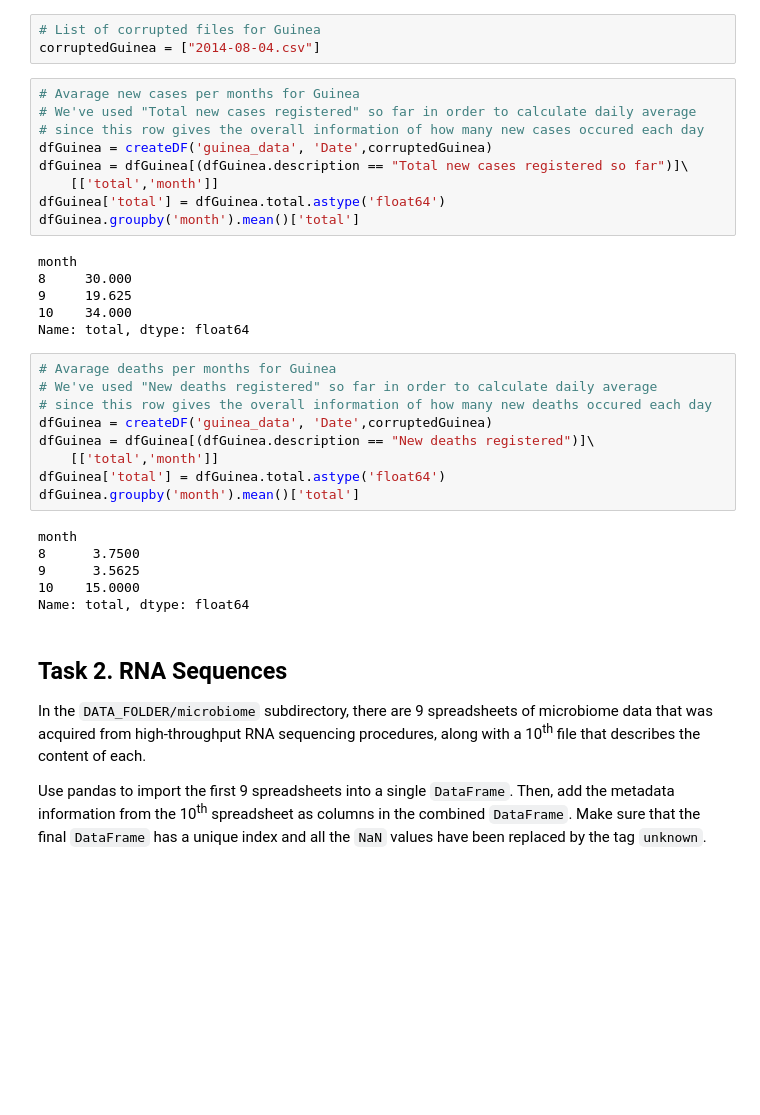
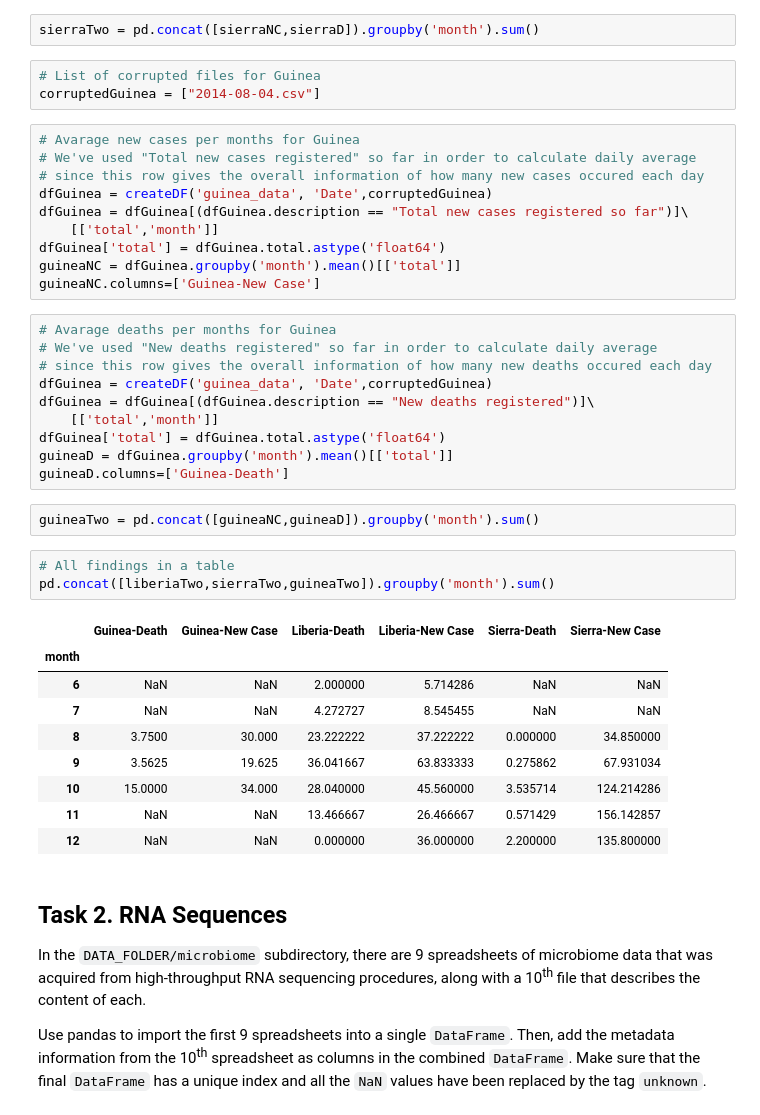
Before and after one commit to oabouzaid/Applied-Data-Analysis, a Jupyter notebook: homework01.ipynb, the cells around one changed output. Saved outputs shown, nothing was run; the diff lists cells and outputs as text; blank space fills up the shorter version.

```diff
--- a/homework01.ipynb
+++ b/homework01.ipynb
@@ -138,3 +108,5 @@ Name: total, dtype: float64
+# %%
+sierraTwo = pd.concat([sierraNC,sierraD]).groupby('month').sum()
 # %%
 # List of corrupted files for Guinea
 corruptedGuinea = ["2014-08-04.csv"]
@@ -146,13 +118,8 @@ dfGuinea = createDF('guinea_data', 'Date',corruptedGuinea)
 dfGuinea = dfGuinea[(dfGuinea.description == "Total new cases registered so far")]\
     [['total','month']]
 dfGuinea['total'] = dfGuinea.total.astype('float64')
-dfGuinea.groupby('month').mean()['total']
+guineaNC = dfGuinea.groupby('month').mean()[['total']]
+guineaNC.columns=['Guinea-New Case']
-# %% [output]
-month
-8     30.000
-9     19.625
-10    34.000
-Name: total, dtype: float64
 # %%
 # Avarage deaths per months for Guinea
 # We've used "New deaths registered" so far in order to calculate daily average
@@ -161,13 +128,23 @@ dfGuinea = createDF('guinea_data', 'Date',corruptedGuinea)
 dfGuinea = dfGuinea[(dfGuinea.description == "New deaths registered")]\
     [['total','month']]
 dfGuinea['total'] = dfGuinea.total.astype('float64')
-dfGuinea.groupby('month').mean()['total']
+guineaD = dfGuinea.groupby('month').mean()[['total']]
+guineaD.columns=['Guinea-Death']
-# %% [output]
-month
-8      3.7500
-9      3.5625
-10    15.0000
-Name: total, dtype: float64
+# %%
+guineaTwo = pd.concat([guineaNC,guineaD]).groupby('month').sum()
+# %%
+# All findings in a table
+pd.concat([liberiaTwo,sierraTwo,guineaTwo]).groupby('month').sum()
+# %% [output]
+|  | Guinea-Death | Guinea-New Case | Liberia-Death | Liberia-New Case | Sierra-Death | Sierra-New Case |
+| month |  |  |  |  |  |  |
+| 6 | NaN | NaN | 2.000000 | 5.714286 | NaN | NaN |
+| 7 | NaN | NaN | 4.272727 | 8.545455 | NaN | NaN |
+| 8 | 3.7500 | 30.000 | 23.222222 | 37.222222 | 0.000000 | 34.850000 |
+| 9 | 3.5625 | 19.625 | 36.041667 | 63.833333 | 0.275862 | 67.931034 |
+| 10 | 15.0000 | 34.000 | 28.040000 | 45.560000 | 3.535714 | 124.214286 |
+| 11 | NaN | NaN | 13.466667 | 26.466667 | 0.571429 | 156.142857 |
+| 12 | NaN | NaN | 0.000000 | 36.000000 | 2.200000 | 135.800000 |
 # %% [markdown]
 ## Task 2. RNA Sequences
 
```
Also changed, not shown: parts of 5 cells of this notebook.
